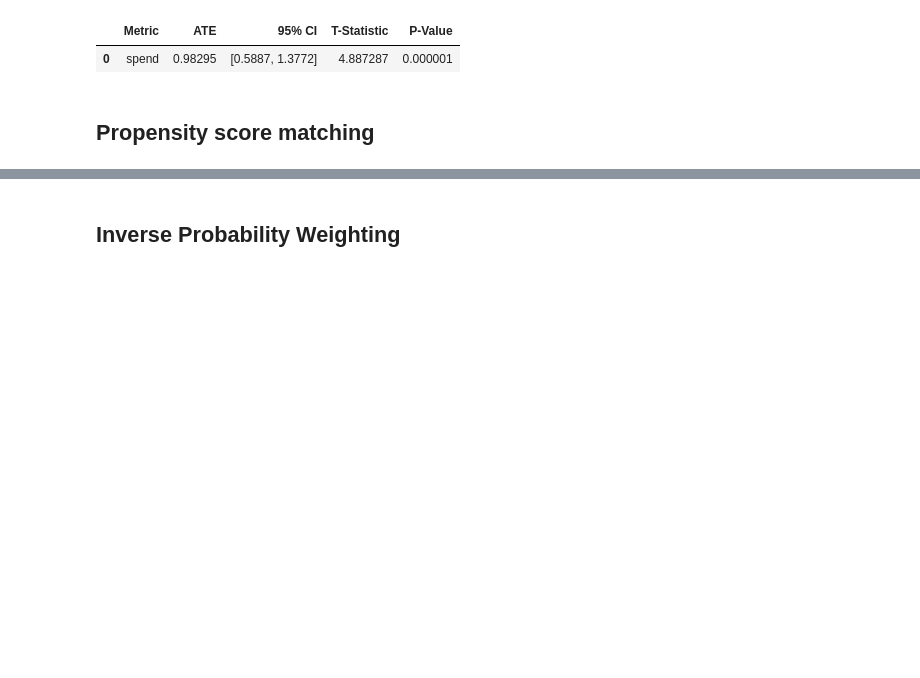
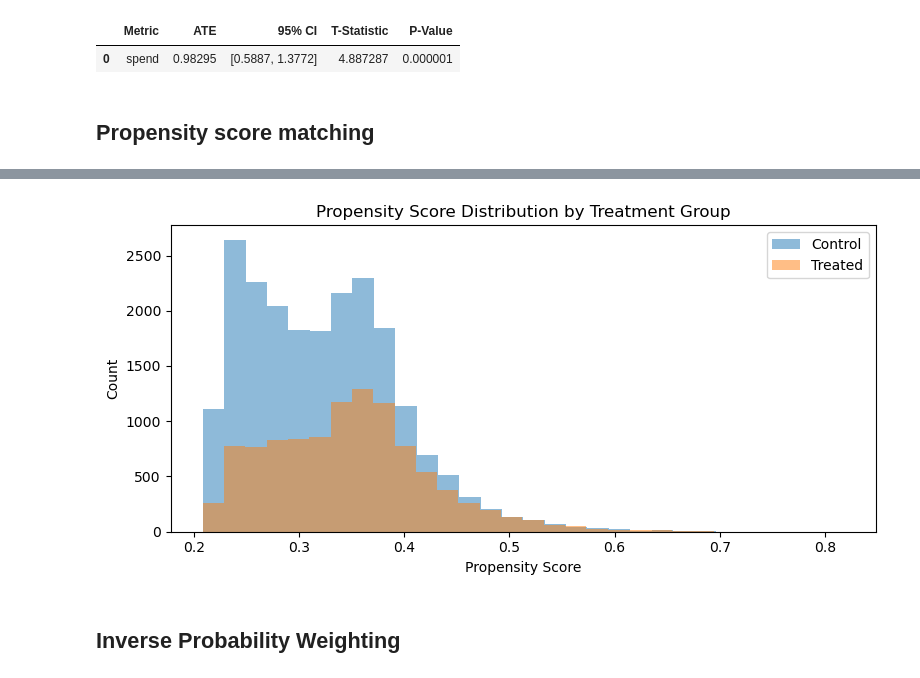
Before and after one commit to dpolioudakis/ab-testing-causal-inference, a Jupyter notebook: notebooks/06_causal_inference.ipynb, the cells around one changed output, grey strips where cells are left out. Cells and saved outputs as stored; diff of their text form; code cells hidden in the pictures; blank space fills up the shorter version.

```diff
--- a/notebooks/06_causal_inference.ipynb
+++ b/notebooks/06_causal_inference.ipynb
@@ -305,3 +323,17 @@ pd.DataFrame(results)
+# %%
+fig, ax = plt.subplots(figsize=(8, 4))
+
+ax.hist(biased_df[biased_df["treatment"] == 0]["propensity_score"], bins=30, alpha=0.5, label="Control")
+ax.hist(biased_df[biased_df["treatment"] == 1]["propensity_score"], bins=30, alpha=0.5, label="Treated")
+
+ax.set_xlabel("Propensity Score")
+ax.set_ylabel("Count")
+ax.set_title("Propensity Score Distribution by Treatment Group")
+ax.legend()
+plt.tight_layout()
+plt.show()
+# %% [output]
+[figure, added]
 # %% [markdown]
 ## Inverse Probability Weighting
 # %%
```
Also changed, not shown: parts of 8 cells of this notebook.
